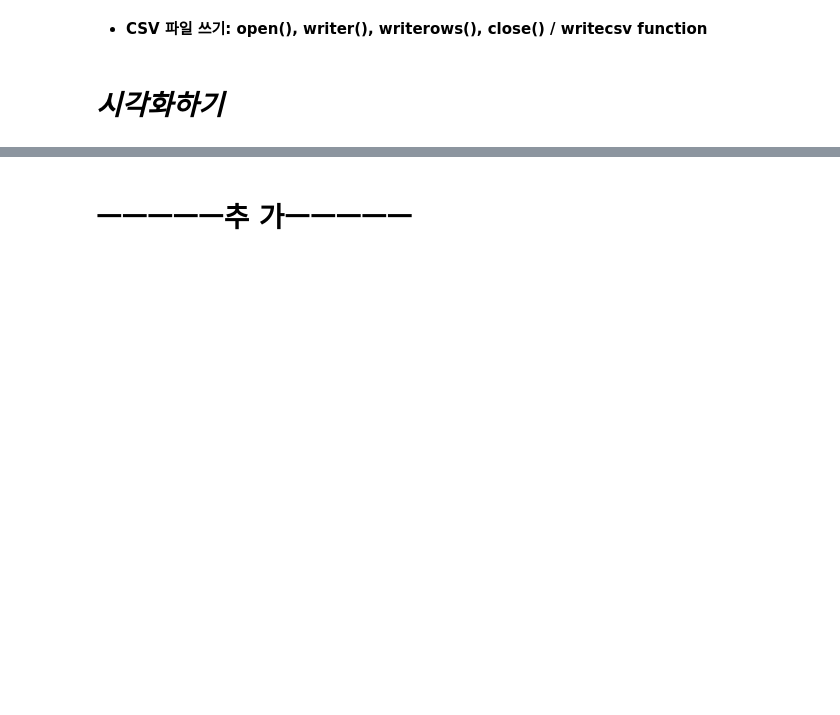
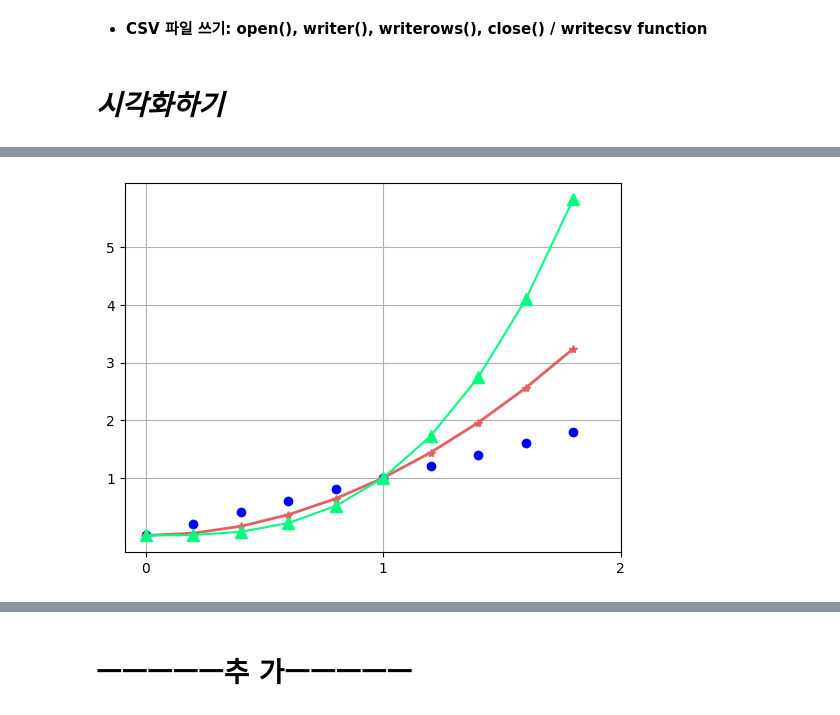
Before and after one commit to JSeoYoung/python-programming, a Jupyter notebook: python_base_summary_note.ipynb, the cells around one changed output, grey strips where cells are left out. Cells and saved outputs as stored; diff of their text form; code cells hidden in the pictures; blank space fills up the shorter version.

```diff
--- a/python_base_summary_note.ipynb
+++ b/python_base_summary_note.ipynb
@@ -2498,0 +2566,20 @@ plt.show()
+# %%
+# 그리드 설정하기
+
+import matplotlib.pyplot as plt
+import numpy as np
+
+x = np.arange(0, 2, 0.2)
+
+plt.plot(x, x, 'bo')
+plt.plot(x, x**2, color='#e35f62', marker='*', linewidth=2)
+plt.plot(x, x**3, color='springgreen', marker='^', markersize=9)
+
+plt.xticks([0, 1, 2])       # 눈금 지정
+plt.yticks(np.arange(1,6))
+
+plt.grid(True)  # 그리드 그리기
+
+plt.show()
+# %% [output]
+[figure, added]
```
Also changed, not shown: parts of 30 cells of this notebook.
